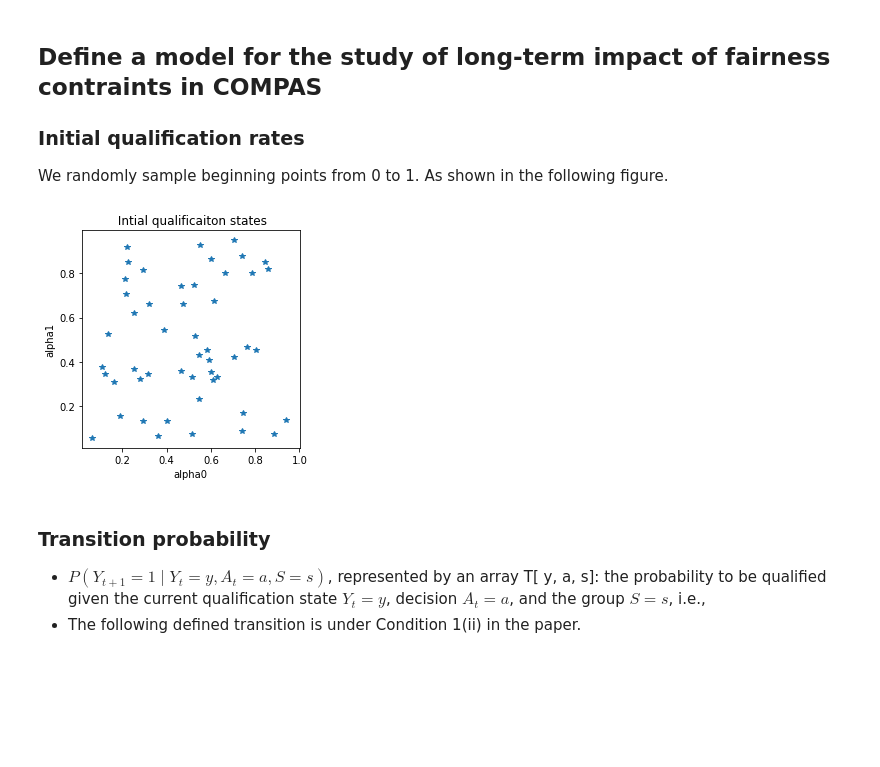
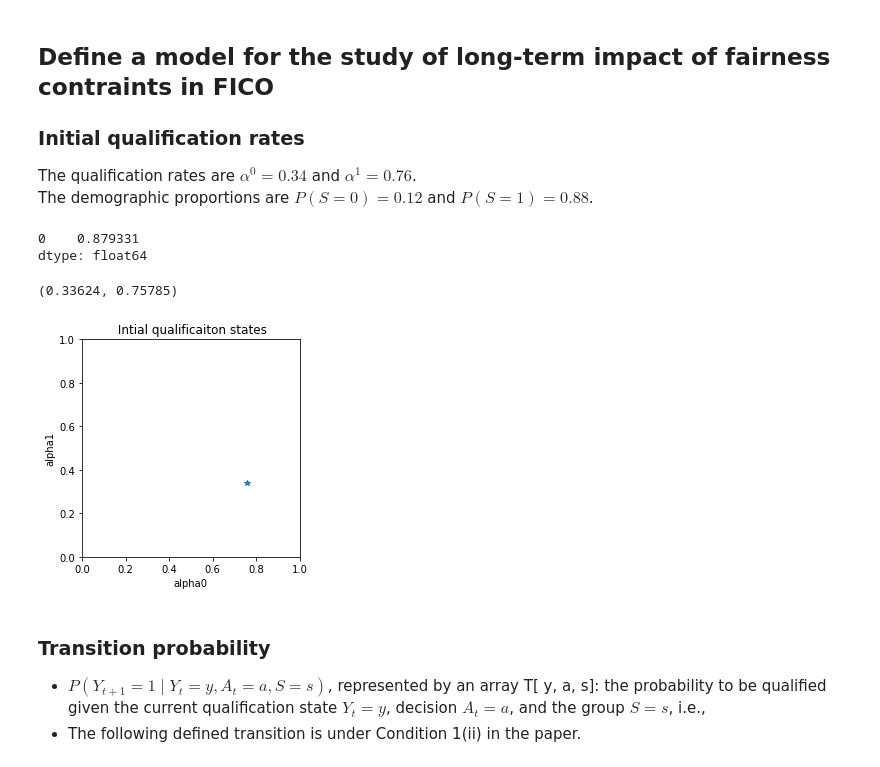
Before and after one commit to TURuibo/long-term-impact-of-fairness-constraints, a Jupyter notebook: notebooks/long_term_impact_analysis__FICO_equilibrium.ipynb, the cells around one changed output. Saved outputs shown, nothing was run; the diff lists cells and outputs as text; code cells hidden in the pictures; blank space fills up the shorter version.

```diff
--- a/notebooks/COMPAS_dynamics.ipynb
+++ b/notebooks/long_term_impact_analysis__FICO_equilibrium.ipynb
@@ -17,29 +163,29 @@ subgroups_indices = get_lable_group_index(X, y, sensitive_features)
 # %% [markdown]
-## Define a model for the study of long-term impact of fairness contraints in COMPAS
+## Define a model for the study of long-term impact of fairness contraints in FICO
 
 ### Initial qualification rates
-We randomly sample beginning points from 0 to 1. As shown in the following figure.
+The qualification rates are $\alpha^0=0.34$ and  $\alpha^1=0.76$.
+The demographic proportions are $P(S=0)=0.12$ and $P(S=1)=0.88$.
+# %%
+df_dm_ratio['Caucasian']/(df_dm_ratio['Caucasian']+df_dm_ratio['African-American'])
+# %% [output]
+0    0.879331
+dtype: float64
+# %%
+np.sum(repay_aa)/NUM_SAMPLES, np.sum(repay_c)/NUM_SAMPLES
+# %% [output]
+(0.33624, 0.75785)
 # %%
-# Define the start point of qualification rates
-np.random.seed(777)
-
-NUM_SAMPLES = 50
-P0 = 0.8
-alpha0List = np.random.uniform(0.05,0.95,NUM_SAMPLES)
-alpha1List = np.random.uniform(0.05,0.95,NUM_SAMPLES)
-
-
+plt.axis('square')
+plt.plot([0.76],[0.34],'*',label='Initial points')
 plt.ylim(0, 1)
 plt.xlim(0, 1)
-plt.plot(alpha0List,alpha1List,'*',label='Initial points')
-
 plt.xlabel('alpha0')
 plt.ylabel('alpha1')
-plt.axis('square')
 plt.title(" Intial qualificaiton states")
 plt.show()
 # %% [output]
-[figure, old version]
+[figure, new version]
 # %% [markdown]
 ### Transition probability
 -  $P(Y_{t+1} = 1 \mid Y_t = y, A_t = a, S=s)$, represented by an array T[ y, a, s]: the probability to be qualified given the current qualification state $Y_t=y$, decision $A_t = a$, and the group $S=s$, i.e.,
```
Also changed, not shown: parts of 19 cells of this notebook, 6 other files.
